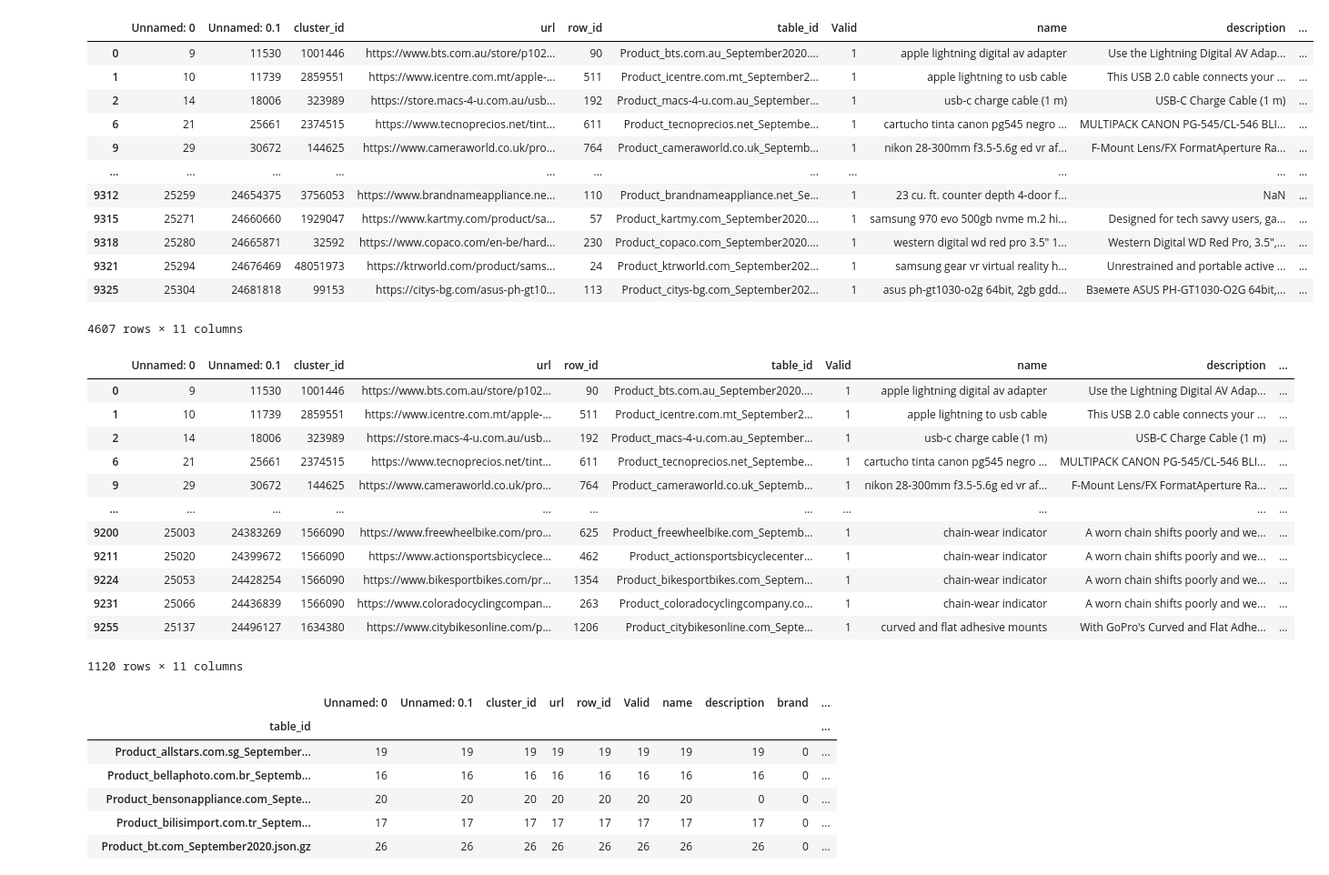
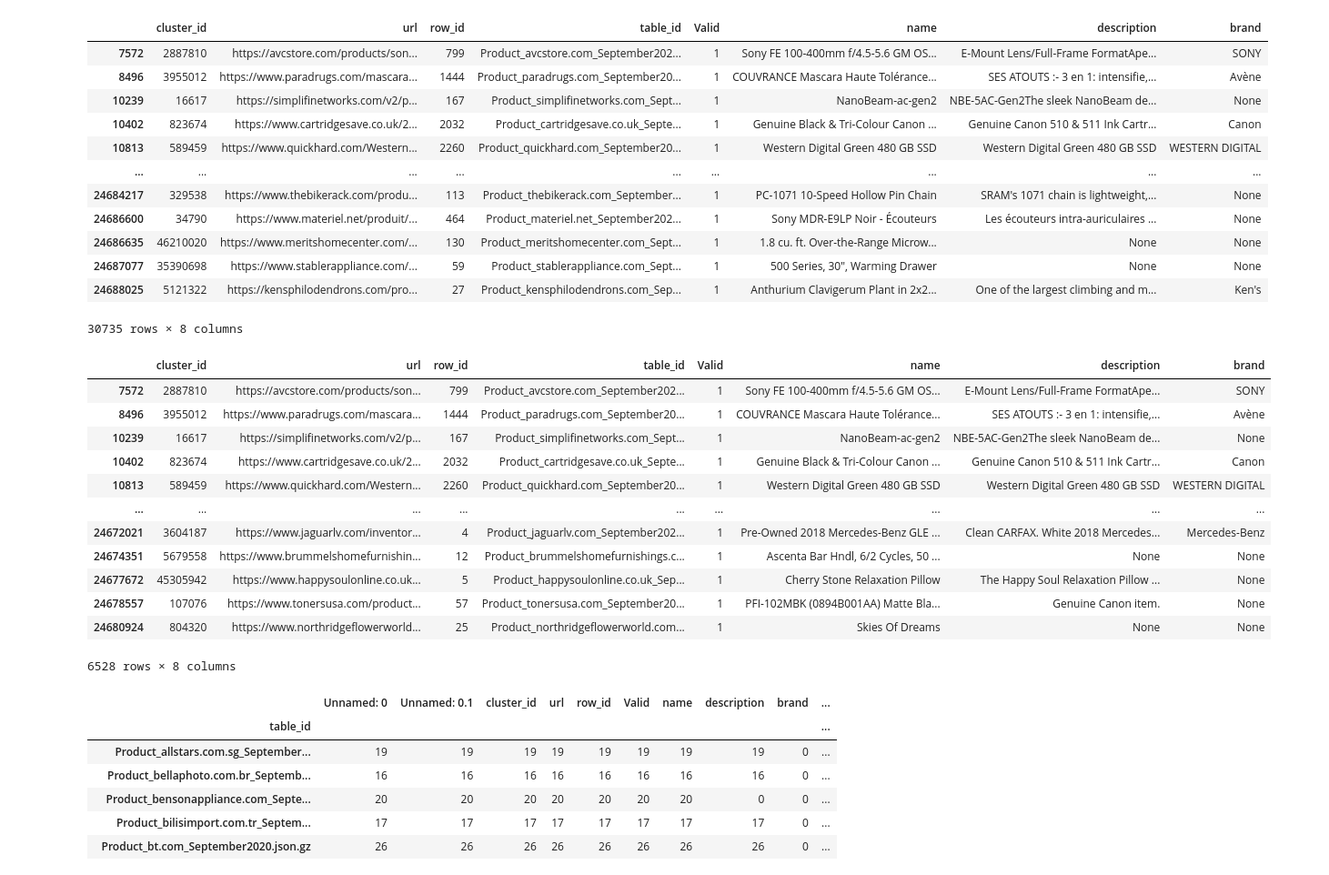
Before and after one commit to NiklasSabel/data_integration_using_deep_learning, a Jupyter notebook: notebooks/Entity_Product_Table_distribution_final_entities.ipynb, the cells around one changed output. Shown at 91% size. Saved outputs shown, nothing was run; the diff lists cells and outputs as text; code cells hidden in the pictures.

Commit message:
Cleaning

```diff
--- a/notebooks/Entity_Product_Table_distribution_final_entities.ipynb
+++ b/notebooks/Entity_Product_Table_distribution_final_entities.ipynb
@@ -19,44 +19,44 @@ table_corpus_path = data_path + r'/product/product_top100/cleaned'
 table_corpus_path_with_id = data_path + r'/product/product_top100/cleaned/with_id'
 table_corpus_path2 = data_path + r'/product/product_minimum3/cleaned/with_id'
 # %%
-df_joined_electronics =  pd.read_csv(os.path.join(mapping_corpus_path_2, 'electronics_clusters_all_10_tables_post_processed.csv'))
+df_large = pd.read_json(os.path.join(mapping_corpus_path_2, 'df_large_matched.json'), compression='gzip', orient='records', lines=True)
 # %%
-df_electronics_final = pd.read_excel("Final_Electronics_v4.xlsx")
+df_final = pd.read_excel("Final_v2.xlsx")
 # %%
-df_electronics_clusters = df_joined_electronics[df_joined_electronics['cluster_id'].isin(df_electronics_final['cluster_id'].to_list())]
+df_clusters = df_large[df_large['cluster_id'].isin(df_final['cluster_id'].to_list())]
 # %%
-df_electronics_clusters
+df_clusters
 # %% [output]
-|  | Unnamed: 0 | Unnamed: 0.1 | cluster_id | url | row_id | table_id | Valid | name | description | ... |
-| 0 | 9 | 11530 | 1001446 | https://www.bts.com.au/store/p102... | 90 | Product_bts.com.au_September2020.... | 1 | apple lightning digital av adapter | Use the Lightning Digital AV Adap... | ... |
-| 1 | 10 | 11739 | 2859551 | https://www.icentre.com.mt/apple-... | 511 | Product_icentre.com.mt_September2... | 1 | apple lightning to usb cable | This USB 2.0 cable connects your ... | ... |
-| 2 | 14 | 18006 | 323989 | https://store.macs-4-u.com.au/usb... | 192 | Product_macs-4-u.com.au_September... | 1 | usb-c charge cable (1 m) | USB-C Charge Cable (1 m) | ... |
-| 6 | 21 | 25661 | 2374515 | https://www.tecnoprecios.net/tint... | 611 | Product_tecnoprecios.net_Septembe... | 1 | cartucho tinta canon pg545 negro ... | MULTIPACK CANON PG-545/CL-546 BLI... | ... |
-| 9 | 29 | 30672 | 144625 | https://www.cameraworld.co.uk/pro... | 764 | Product_cameraworld.co.uk_Septemb... | 1 | nikon 28-300mm f3.5-5.6g ed vr af... | F-Mount Lens/FX FormatAperture Ra... | ... |
-| ... | ... | ... | ... | ... | ... | ... | ... | ... | ... | ... |
-| 9312 | 25259 | 24654375 | 3756053 | https://www.brandnameappliance.ne... | 110 | Product_brandnameappliance.net_Se... | 1 | 23 cu. ft. counter depth 4-door f... | NaN | ... |
-| 9315 | 25271 | 24660660 | 1929047 | https://www.kartmy.com/product/sa... | 57 | Product_kartmy.com_September2020.... | 1 | samsung 970 evo 500gb nvme m.2 hi... | Designed for tech savvy users, ga... | ... |
-| 9318 | 25280 | 24665871 | 32592 | https://www.copaco.com/en-be/hard... | 230 | Product_copaco.com_September2020.... | 1 | western digital wd red pro 3.5" 1... | Western Digital WD Red Pro, 3.5",... | ... |
-| 9321 | 25294 | 24676469 | 48051973 | https://ktrworld.com/product/sams... | 24 | Product_ktrworld.com_September202... | 1 | samsung gear vr virtual reality h... | Unrestrained and portable active ... | ... |
-| 9325 | 25304 | 24681818 | 99153 | https://citys-bg.com/asus-ph-gt10... | 113 | Product_citys-bg.com_September202... | 1 | asus ph-gt1030-o2g 64bit, 2gb gdd... | Вземете ASUS PH-GT1030-O2G 64bit,... | ... |
+|  | cluster_id | url | row_id | table_id | Valid | name | description | brand |
+| 7572 | 2887810 | https://avcstore.com/products/son... | 799 | Product_avcstore.com_September202... | 1 | Sony FE 100-400mm f/4.5-5.6 GM OS... | E-Mount Lens/Full-Frame FormatApe... | SONY |
+| 8496 | 3955012 | https://www.paradrugs.com/mascara... | 1444 | Product_paradrugs.com_September20... | 1 | COUVRANCE Mascara Haute Tolérance... | SES ATOUTS :- 3 en 1: intensifie,... | Avène |
+| 10239 | 16617 | https://simplifinetworks.com/v2/p... | 167 | Product_simplifinetworks.com_Sept... | 1 | NanoBeam-ac-gen2 | NBE-5AC-Gen2The sleek NanoBeam de... | None |
+| 10402 | 823674 | https://www.cartridgesave.co.uk/2... | 2032 | Product_cartridgesave.co.uk_Septe... | 1 | Genuine Black & Tri-Colour Canon ... | Genuine Canon 510 & 511 Ink Cartr... | Canon |
+| 10813 | 589459 | https://www.quickhard.com/Western... | 2260 | Product_quickhard.com_September20... | 1 | Western Digital Green 480 GB SSD | Western Digital Green 480 GB SSD | WESTERN DIGITAL |
+| ... | ... | ... | ... | ... | ... | ... | ... | ... |
+| 24684217 | 329538 | https://www.thebikerack.com/produ... | 113 | Product_thebikerack.com_September... | 1 | PC-1071 10-Speed Hollow Pin Chain | SRAM's 1071 chain is lightweight,... | None |
+| 24686600 | 34790 | https://www.materiel.net/produit/... | 464 | Product_materiel.net_September202... | 1 | Sony MDR-E9LP Noir - Écouteurs | Les écouteurs intra-auriculaires ... | None |
+| 24686635 | 46210020 | https://www.meritshomecenter.com/... | 130 | Product_meritshomecenter.com_Sept... | 1 | 1.8 cu. ft. Over-the-Range Microw... | None | None |
+| 24687077 | 35390698 | https://www.stablerappliance.com/... | 59 | Product_stablerappliance.com_Sept... | 1 | 500 Series, 30", Warming Drawer | None | None |
+| 24688025 | 5121322 | https://kensphilodendrons.com/pro... | 27 | Product_kensphilodendrons.com_Sep... | 1 | Anthurium Clavigerum Plant in 2x2... | One of the largest climbing and m... | Ken's |
-4607 rows × 11 columns
+30735 rows × 8 columns
 # %%
 # 2200 for around 9622 entries and 299 distinct cluster_ids
-df_electronics_clusters.drop_duplicates(subset=['table_id'])
+df_clusters.drop_duplicates(subset=['table_id'])
 # %% [output]
-|  | Unnamed: 0 | Unnamed: 0.1 | cluster_id | url | row_id | table_id | Valid | name | description | ... |
-| 0 | 9 | 11530 | 1001446 | https://www.bts.com.au/store/p102... | 90 | Product_bts.com.au_September2020.... | 1 | apple lightning digital av adapter | Use the Lightning Digital AV Adap... | ... |
-| 1 | 10 | 11739 | 2859551 | https://www.icentre.com.mt/apple-... | 511 | Product_icentre.com.mt_September2... | 1 | apple lightning to usb cable | This USB 2.0 cable connects your ... | ... |
-| 2 | 14 | 18006 | 323989 | https://store.macs-4-u.com.au/usb... | 192 | Product_macs-4-u.com.au_September... | 1 | usb-c charge cable (1 m) | USB-C Charge Cable (1 m) | ... |
-| 6 | 21 | 25661 | 2374515 | https://www.tecnoprecios.net/tint... | 611 | Product_tecnoprecios.net_Septembe... | 1 | cartucho tinta canon pg545 negro ... | MULTIPACK CANON PG-545/CL-546 BLI... | ... |
-| 9 | 29 | 30672 | 144625 | https://www.cameraworld.co.uk/pro... | 764 | Product_cameraworld.co.uk_Septemb... | 1 | nikon 28-300mm f3.5-5.6g ed vr af... | F-Mount Lens/FX FormatAperture Ra... | ... |
-| ... | ... | ... | ... | ... | ... | ... | ... | ... | ... | ... |
-| 9200 | 25003 | 24383269 | 1566090 | https://www.freewheelbike.com/pro... | 625 | Product_freewheelbike.com_Septemb... | 1 | chain-wear indicator | A worn chain shifts poorly and we... | ... |
-| 9211 | 25020 | 24399672 | 1566090 | https://www.actionsportsbicyclece... | 462 | Product_actionsportsbicyclecenter... | 1 | chain-wear indicator | A worn chain shifts poorly and we... | ... |
-| 9224 | 25053 | 24428254 | 1566090 | https://www.bikesportbikes.com/pr... | 1354 | Product_bikesportbikes.com_Septem... | 1 | chain-wear indicator | A worn chain shifts poorly and we... | ... |
-| 9231 | 25066 | 24436839 | 1566090 | https://www.coloradocyclingcompan... | 263 | Product_coloradocyclingcompany.co... | 1 | chain-wear indicator | A worn chain shifts poorly and we... | ... |
-| 9255 | 25137 | 24496127 | 1634380 | https://www.citybikesonline.com/p... | 1206 | Product_citybikesonline.com_Septe... | 1 | curved and flat adhesive mounts | With GoPro's Curved and Flat Adhe... | ... |
+|  | cluster_id | url | row_id | table_id | Valid | name | description | brand |
+| 7572 | 2887810 | https://avcstore.com/products/son... | 799 | Product_avcstore.com_September202... | 1 | Sony FE 100-400mm f/4.5-5.6 GM OS... | E-Mount Lens/Full-Frame FormatApe... | SONY |
+| 8496 | 3955012 | https://www.paradrugs.com/mascara... | 1444 | Product_paradrugs.com_September20... | 1 | COUVRANCE Mascara Haute Tolérance... | SES ATOUTS :- 3 en 1: intensifie,... | Avène |
+| 10239 | 16617 | https://simplifinetworks.com/v2/p... | 167 | Product_simplifinetworks.com_Sept... | 1 | NanoBeam-ac-gen2 | NBE-5AC-Gen2The sleek NanoBeam de... | None |
+| 10402 | 823674 | https://www.cartridgesave.co.uk/2... | 2032 | Product_cartridgesave.co.uk_Septe... | 1 | Genuine Black & Tri-Colour Canon ... | Genuine Canon 510 & 511 Ink Cartr... | Canon |
+| 10813 | 589459 | https://www.quickhard.com/Western... | 2260 | Product_quickhard.com_September20... | 1 | Western Digital Green 480 GB SSD | Western Digital Green 480 GB SSD | WESTERN DIGITAL |
+| ... | ... | ... | ... | ... | ... | ... | ... | ... |
+| 24672021 | 3604187 | https://www.jaguarlv.com/inventor... | 4 | Product_jaguarlv.com_September202... | 1 | Pre-Owned 2018 Mercedes-Benz GLE ... | Clean CARFAX. White 2018 Mercedes... | Mercedes-Benz |
+| 24674351 | 5679558 | https://www.brummelshomefurnishin... | 12 | Product_brummelshomefurnishings.c... | 1 | Ascenta Bar Hndl, 6/2 Cycles, 50 ... | None | None |
+| 24677672 | 45305942 | https://www.happysoulonline.co.uk... | 5 | Product_happysoulonline.co.uk_Sep... | 1 | Cherry Stone Relaxation Pillow | The Happy Soul Relaxation Pillow ... | None |
+| 24678557 | 107076 | https://www.tonersusa.com/product... | 57 | Product_tonersusa.com_September20... | 1 | PFI-102MBK (0894B001AA) Matte Bla... | Genuine Canon item. | None |
+| 24680924 | 804320 | https://www.northridgeflowerworld... | 25 | Product_northridgeflowerworld.com... | 1 | Skies Of Dreams | None | None |
-1120 rows × 11 columns
+6528 rows × 8 columns
 # %%
 table_counts = df_electronics_clusters.groupby('table_id').count()
 # %%
```
Also changed, not shown: 3 other files.
